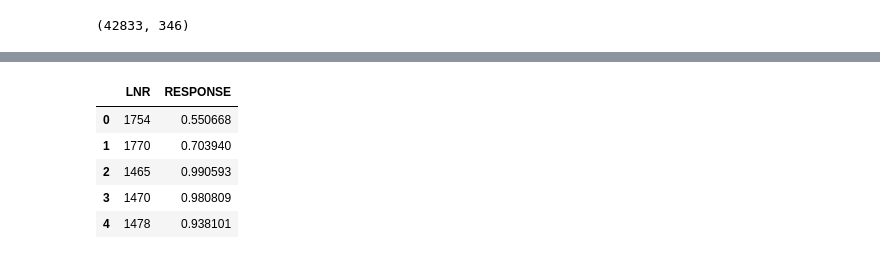
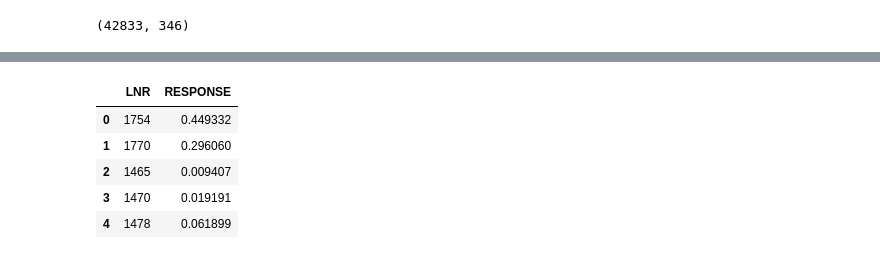
Before and after one commit to mkeisenbach/arvato, a Jupyter notebook: supervised/Supervised Learning Using Keras.ipynb, the cells around one changed output, grey strips where cells are left out. Cells and saved outputs as stored; diff of their text form; code cells hidden in the pictures.

Commit message:
fix: correctly create submission file

```diff
--- a/supervised/Supervised Learning Using Keras.ipynb
+++ b/supervised/Supervised Learning Using Keras.ipynb
@@ -696,11 +696,11 @@ array([[0.5506681 , 0.4493319 ],
 # %%
 # submit probabilities
-submission = pd.DataFrame({'LNR':lnr, 'RESPONSE':test_pred[:,0]})
+submission = pd.DataFrame({'LNR':lnr, 'RESPONSE':test_pred[:,1]})
 submission.head()
 # %% [output]
 |  | LNR | RESPONSE |
-| 0 | 1754 | 0.550668 |
-| 1 | 1770 | 0.703940 |
-| 2 | 1465 | 0.990593 |
-| 3 | 1470 | 0.980809 |
-| 4 | 1478 | 0.938101 |
+| 0 | 1754 | 0.449332 |
+| 1 | 1770 | 0.296060 |
+| 2 | 1465 | 0.009407 |
+| 3 | 1470 | 0.019191 |
+| 4 | 1478 | 0.061899 |
```
Also changed, not shown: parts of 4 cells of this notebook.
